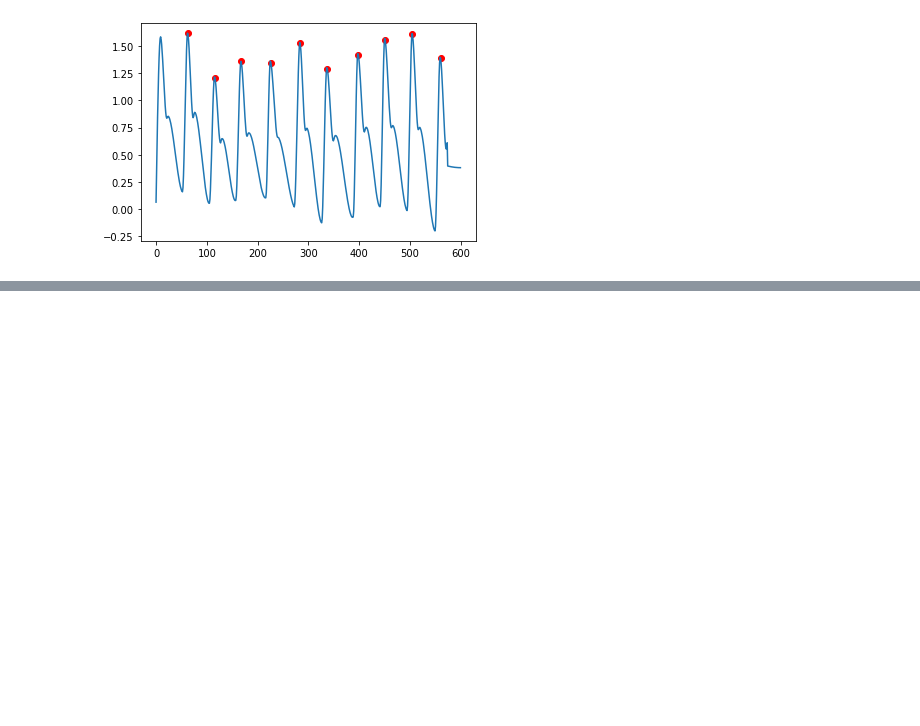
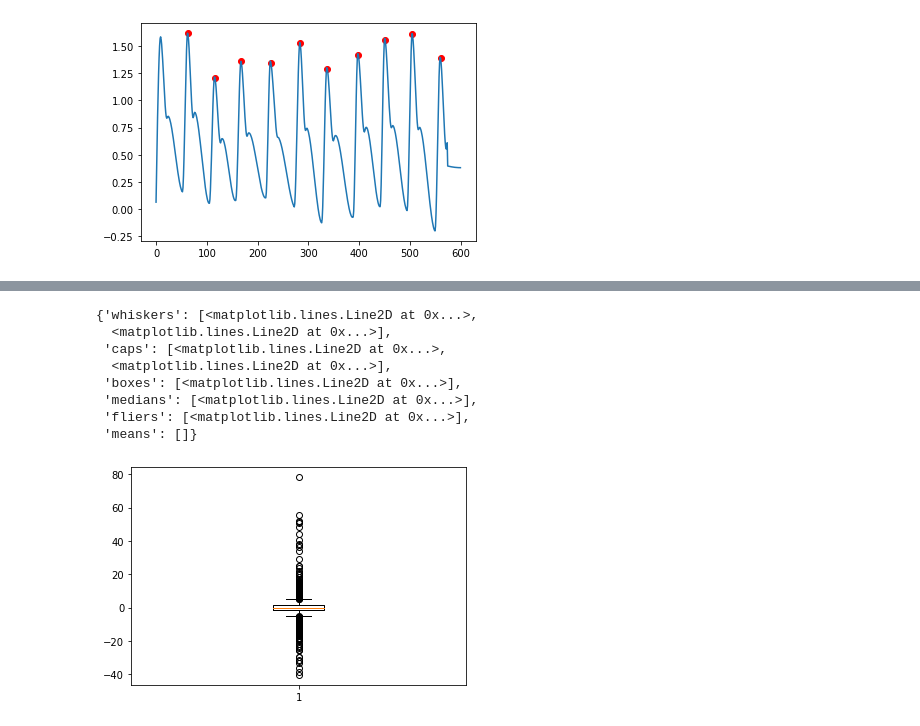
Before and after one commit to epsilon-deltta/spi2nrs, a Jupyter notebook: test.ipynb, the cells around one changed output, grey strips where cells are left out. Cells and saved outputs as stored; diff of their text form; code cells hidden in the pictures; blank space fills up the shorter version.

```diff
--- a/test.ipynb
+++ b/test.ipynb
@@ -559,0 +660,38 @@ plt.plot(ppg)
+# %%
+# systolic peak detection
+signals, info = nk.ppg_process(x, sampling_rate=1/sample_rate)
+
+sys_idx = info['PPG_Peaks']
+
+sys_values = signals['PPG_Raw'][sys_idx]
+# %%
+# bottom diastolic peak detection
+bottom_dia_idx = []
+for i,idx in enumerate(sys_idx):
+    if i == 0: # not sure if a diastolic peak exists
+        continue
+    pre_idx = sys_idx[i-1]
+    min_idx = pre_idx + np.argmin(x[pre_idx:idx])
+    bottom_dia_idx.append(min_idx)
+# %%
+# acv_sys & aca_dia
+acv_sys = []
+aca_dia = []
+x=x
+for i,idx in enumerate(sys_idx):
+    if i == 0: # not sure if a diastolic peak exists
+        continue
+    pre_idx = sys_idx[i-1]
+
+    pre_sys = x[pre_idx]
+    sys_val = x[idx]
+    dia_val = x[bottom_dia_idx[i-1]]
+
+    acv_sys.append(sys_val-pre_sys)
+    aca_dia.append(sys_val-dia_val)
+
+
+acv_sys = np.array(acv_sys)
+aca_dia = np.array(aca_dia)
+
+dynamic = acv_sys/aca_dia
@@ -559,0 +710,12 @@ plt.plot(ppg)
+# %%
+plt.boxplot(acv_sys)
+# %% [output]
+{'whiskers': [<matplotlib.lines.Line2D at 0x...>,
+  <matplotlib.lines.Line2D at 0x...>],
+ 'caps': [<matplotlib.lines.Line2D at 0x...>,
+  <matplotlib.lines.Line2D at 0x...>],
+ 'boxes': [<matplotlib.lines.Line2D at 0x...>],
+ 'medians': [<matplotlib.lines.Line2D at 0x...>],
+ 'fliers': [<matplotlib.lines.Line2D at 0x...>],
+ 'means': []}
+[figure, added]
```
Also changed, not shown: parts of 22 cells of this notebook.
